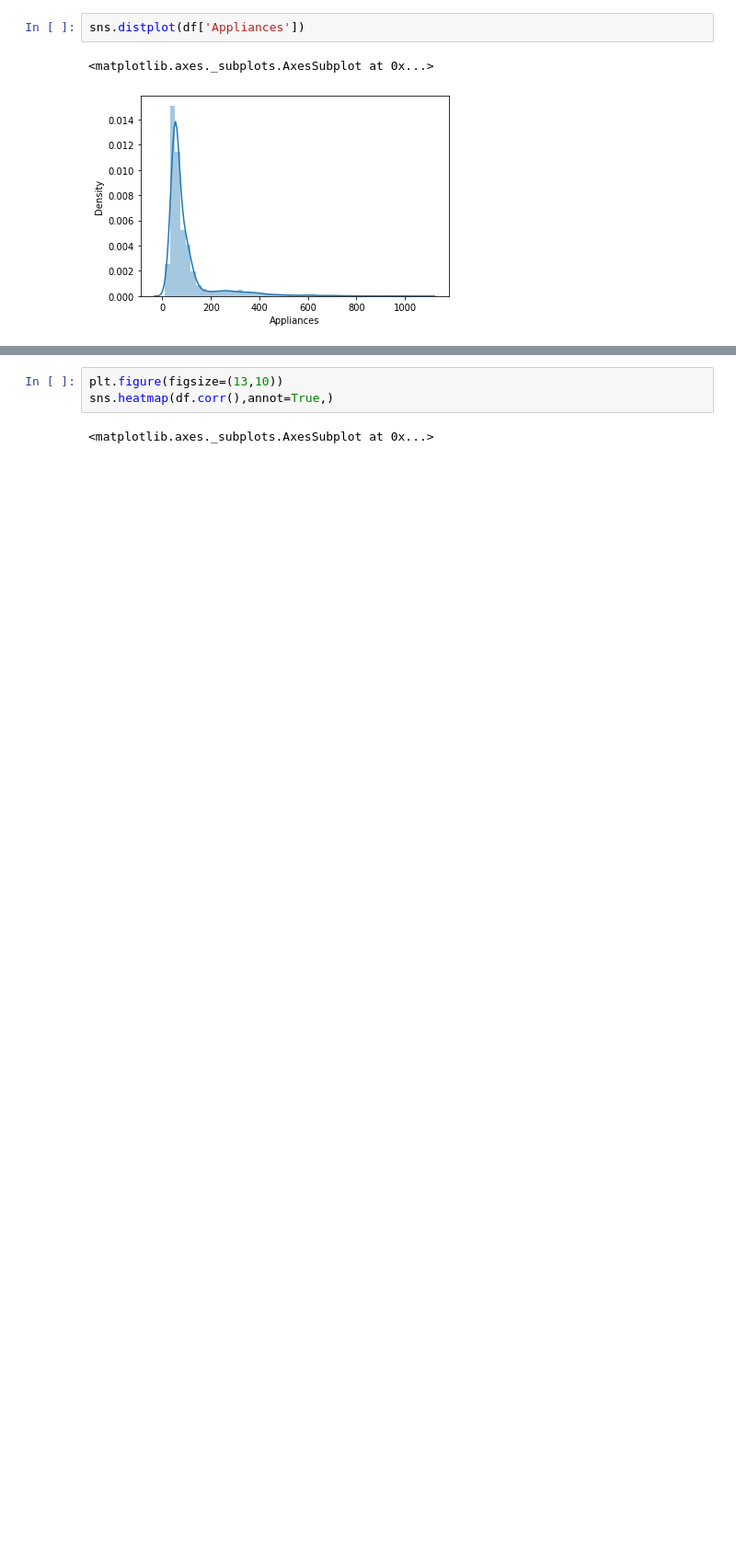
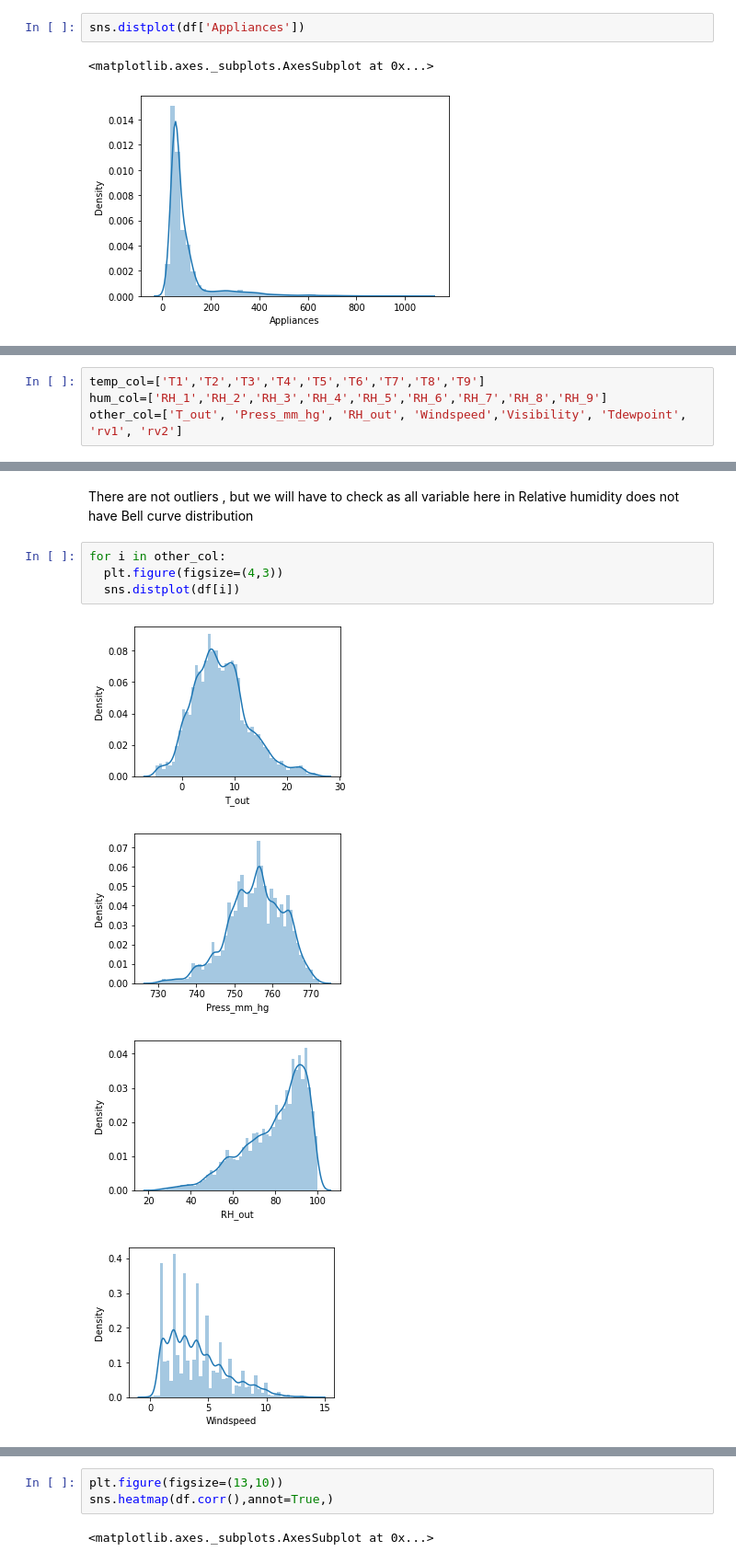
Before and after one commit to Shubhankitsirvaiya/Appliance-Energy-Prediction, a Jupyter notebook: Capstone_Project_Regression.ipynb, the cells around one changed output, grey strips where cells are left out. Shown at 92% size. Saved outputs shown, nothing was run; the diff lists cells and outputs as text; blank space fills up the shorter version.

```diff
--- a/Capstone_Project_Regression.ipynb
+++ b/Capstone_Project_Regression.ipynb
@@ -111,0 +161,4 @@ sns.distplot(df['Appliances'])
+# %%
+temp_col=['T1','T2','T3','T4','T5','T6','T7','T8','T9']
+hum_col=['RH_1','RH_2','RH_3','RH_4','RH_5','RH_6','RH_7','RH_8','RH_9']
+other_col=['T_out', 'Press_mm_hg', 'RH_out', 'Windspeed','Visibility', 'Tdewpoint', 'rv1', 'rv2']
@@ -111,0 +196,11 @@ sns.distplot(df['Appliances'])
+# %% [markdown]
+There are not outliers , but we will have to check as all variable here in Relative humidity does not have Bell curve distribution
+# %%
+for i in other_col:
+  plt.figure(figsize=(4,3))
+  sns.distplot(df[i])
+# %% [output]
+[figure, added]
+[figure, added]
+[figure, added]
+[figure, added]
```
Also changed, not shown: parts of 84 cells of this notebook.
